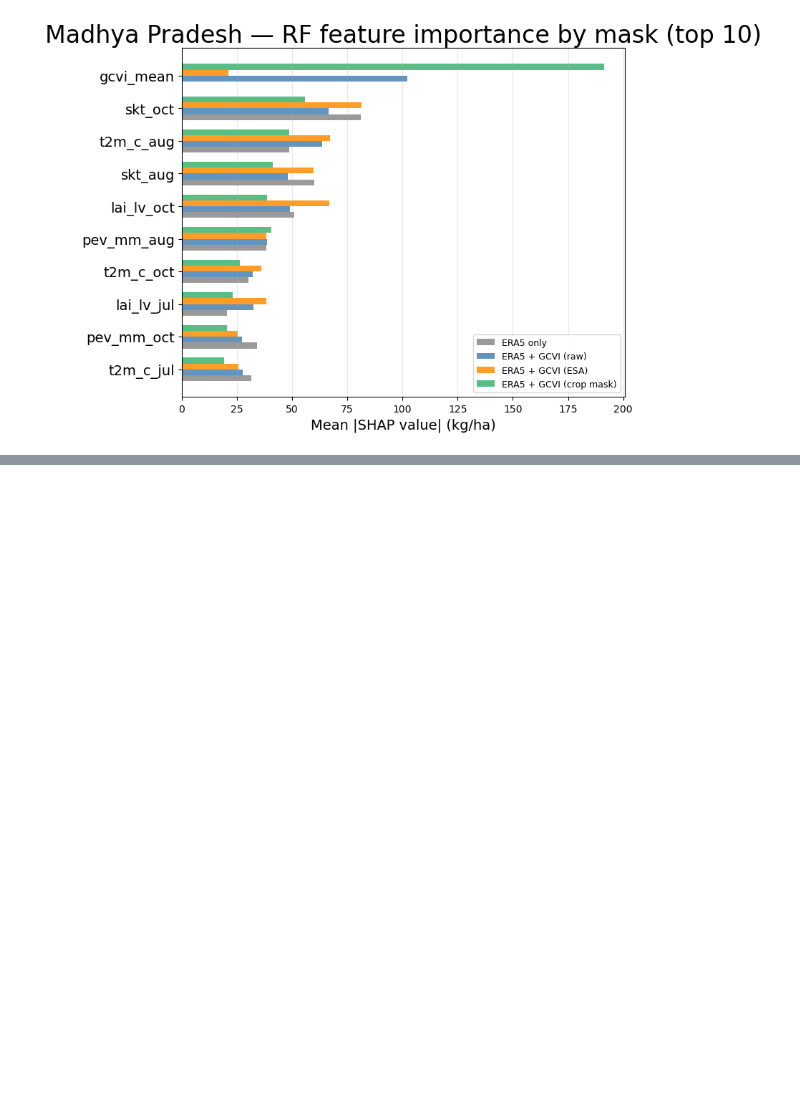
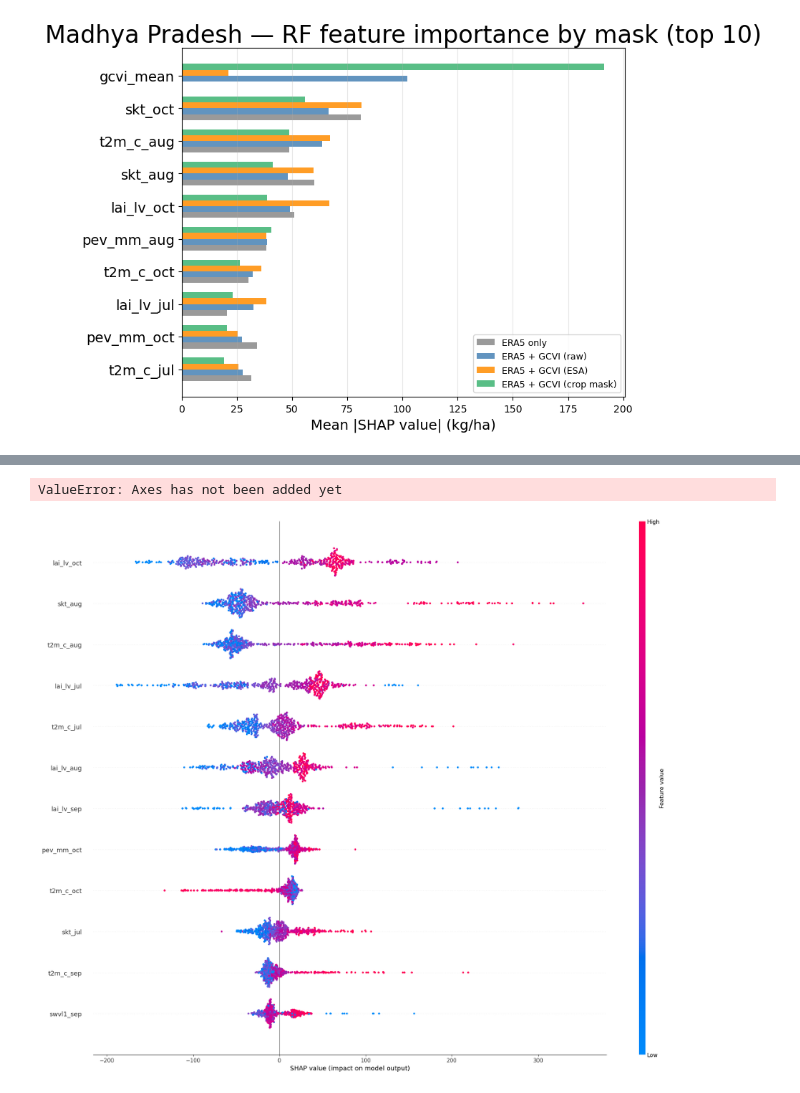
Before and after one commit to edrian-liao/crop-yield-forecasting, a Jupyter notebook: experiment_masks.ipynb, the cells around one changed output, grey strips where cells are left out. Saved outputs shown, nothing was run; the diff lists cells and outputs as text; code cells hidden in the pictures; blank space fills up the shorter version.

```diff
--- a/experiment_masks.ipynb
+++ b/experiment_masks.ipynb
@@ -719,0 +1022,23 @@ for region_key, region_label in [('punjab', 'Punjab'), ('mp', 'Madhya Pradesh')]
+# %%
+# ── Beeswarm: one 2×2 grid per model (RF then GBR) ───────────────────
+MODEL_LABELS = {'rf': 'Random Forest', 'gbr': 'Gradient Boosting'}
+
+for model_type, model_label in MODEL_LABELS.items():
+    fig, axes = plt.subplots(2, 2, figsize=(20, 16))
+    fig.suptitle(f'MP (excl. 2022–23) — {model_label} SHAP beeswarm by mask', fontsize=14)
+
+    for idx, mask in enumerate(MASKS):
+        ax = axes[idx // 2][idx % 2]
+        sv = shap_store_excl[(model_type, mask)]['sv']
+        X  = shap_store_excl[(model_type, mask)]['X']
+
+        plt.figure(fig.number)
+        plt.sca(ax)
+        shap.summary_plot(sv, X, max_display=12, show=False, plot_size=None)
+        ax.set_title(MASK_LABELS[mask], fontsize=11, pad=10)
+
+    plt.tight_layout()
+    plt.show()
+# %% [output]
+ValueError: Axes has not been added yet
+[figure, added]
```
Also changed, not shown: parts of 16 cells of this notebook, 4 other files.
